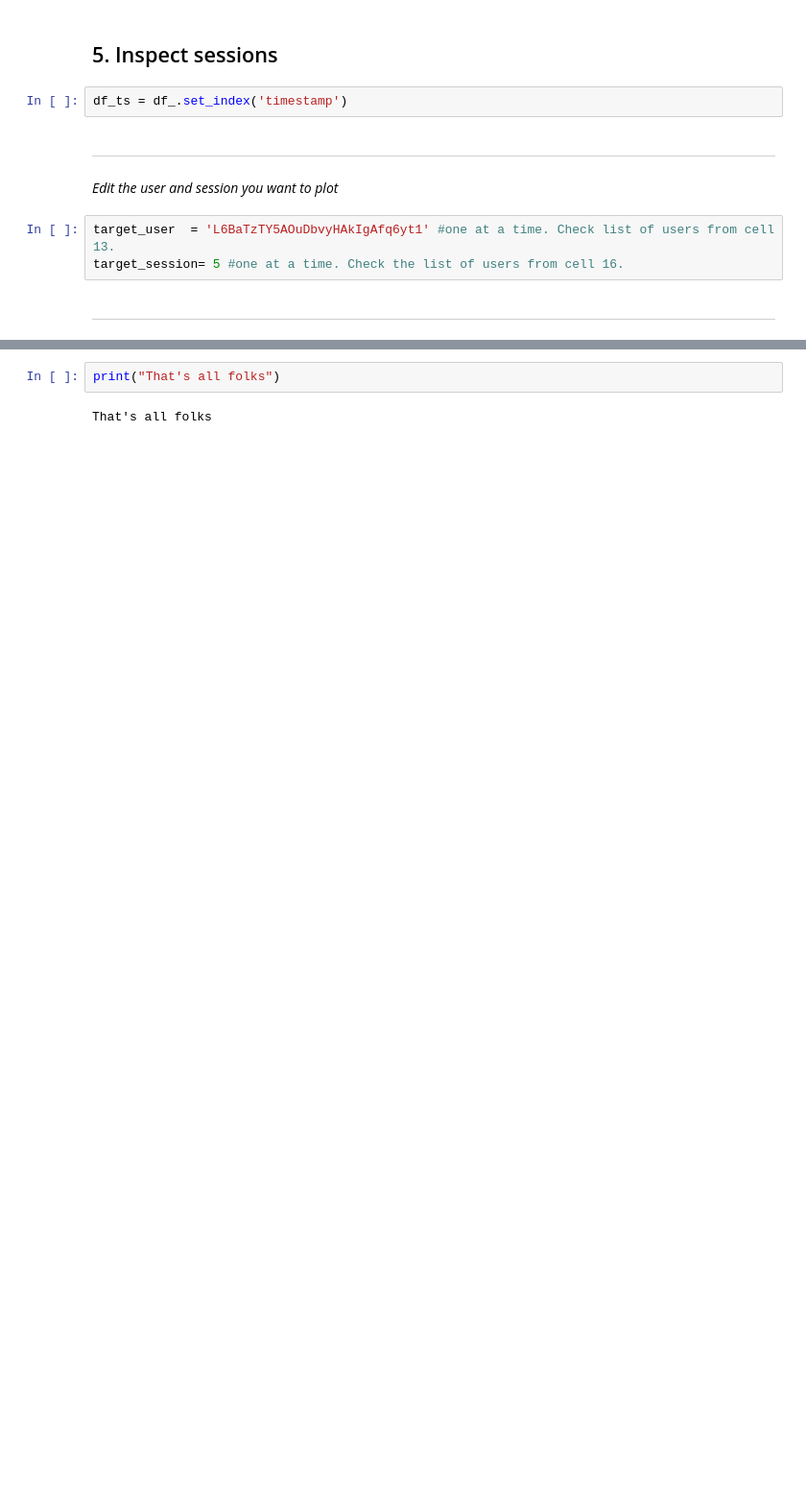
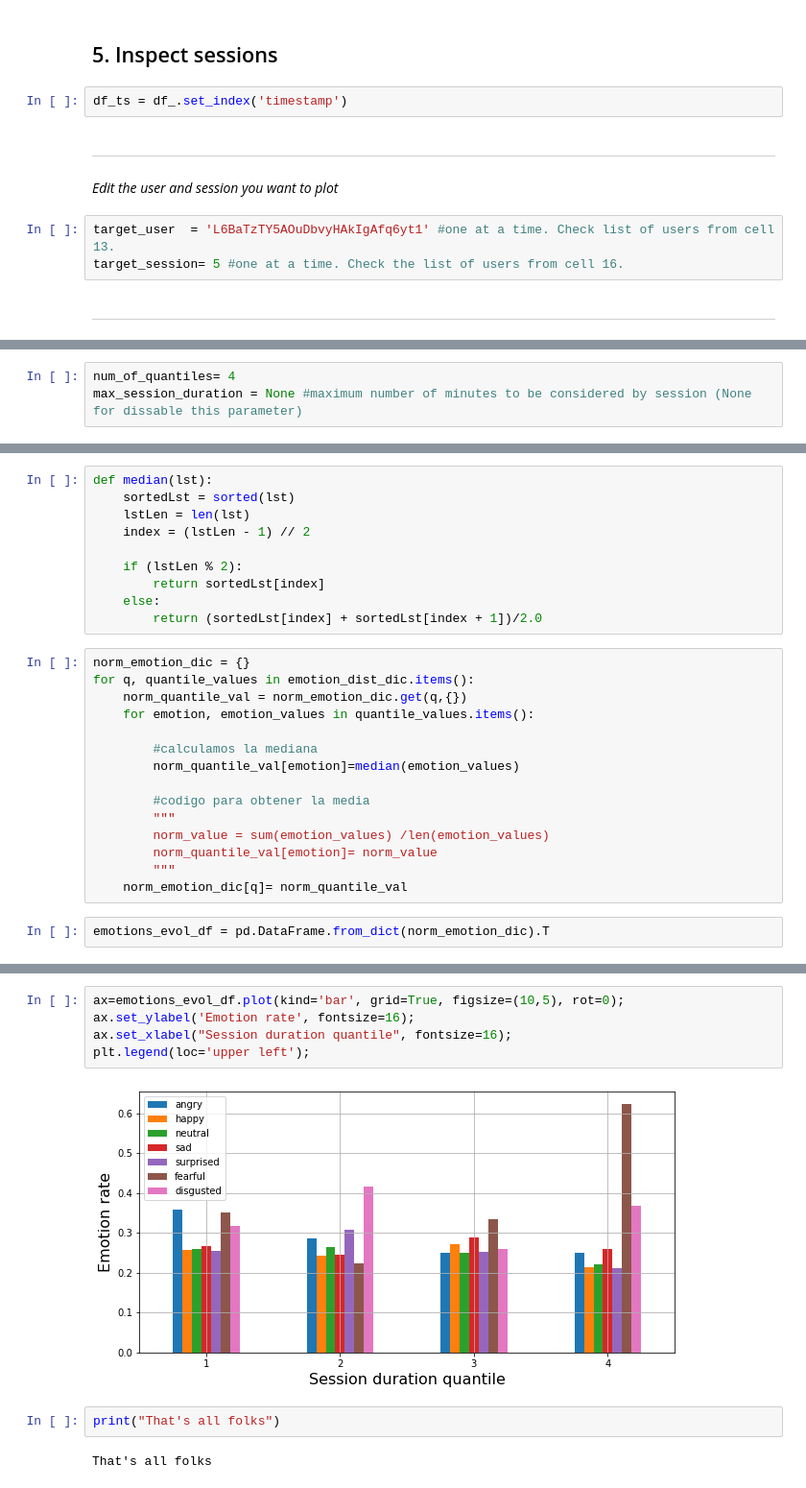
Before and after one commit to fterroso/PMAFI, a Jupyter notebook: 01_initial_analysis.ipynb, the cells around one changed output, grey strips where cells are left out. Shown at 96% size. Saved outputs shown, nothing was run; the diff lists cells and outputs as text; blank space fills up the shorter version.

```diff
--- a/01_initial_analysis.ipynb
+++ b/01_initial_analysis.ipynb
@@ -297,0 +326,3 @@ plt.show();
+# %%
+num_of_quantiles= 4
+max_session_duration = None #maximum number of minutes to be considered by session (None for dissable this parameter)
@@ -297,0 +370,27 @@ plt.show();
+# %%
+def median(lst):
+    sortedLst = sorted(lst)
+    lstLen = len(lst)
+    index = (lstLen - 1) // 2
+
+    if (lstLen % 2):
+        return sortedLst[index]
+    else:
+        return (sortedLst[index] + sortedLst[index + 1])/2.0
+# %%
+norm_emotion_dic = {}
+for q, quantile_values in emotion_dist_dic.items():
+    norm_quantile_val = norm_emotion_dic.get(q,{})
+    for emotion, emotion_values in quantile_values.items():
+
+        #calculamos la mediana
+        norm_quantile_val[emotion]=median(emotion_values)
+
+        #codigo para obtener la media
+        """
+        norm_value = sum(emotion_values) /len(emotion_values)
+        norm_quantile_val[emotion]= norm_value
+        """
+    norm_emotion_dic[q]= norm_quantile_val
+# %%
+emotions_evol_df = pd.DataFrame.from_dict(norm_emotion_dic).T
@@ -298,3 +405,10 @@ plt.show();
+# %%
+ax=emotions_evol_df.plot(kind='bar', grid=True, figsize=(10,5), rot=0);
+ax.set_ylabel('Emotion rate', fontsize=16);
+ax.set_xlabel("Session duration quantile", fontsize=16);
+plt.legend(loc='upper left');
+# %% [output]
+[figure, added]
 # %%
 print("That's all folks")
 # %% [output]
```
Also changed, not shown: parts of 16 cells of this notebook.
